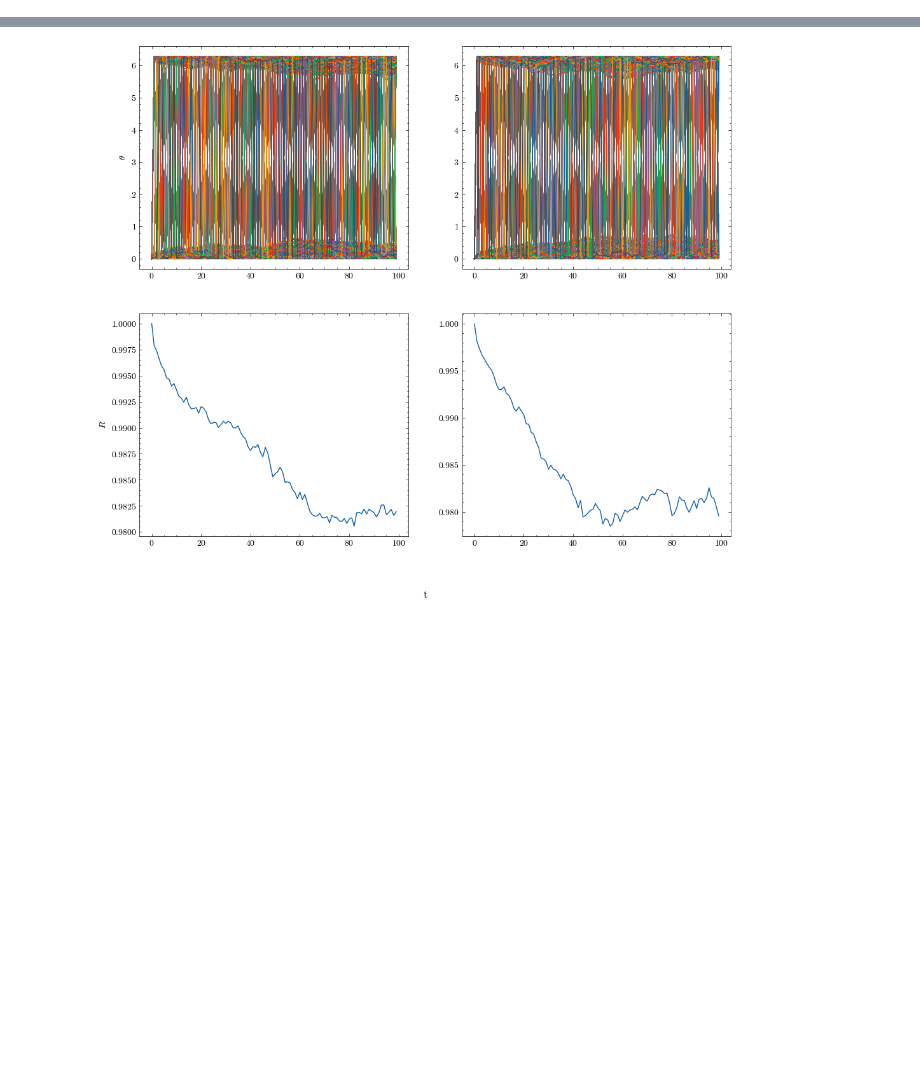
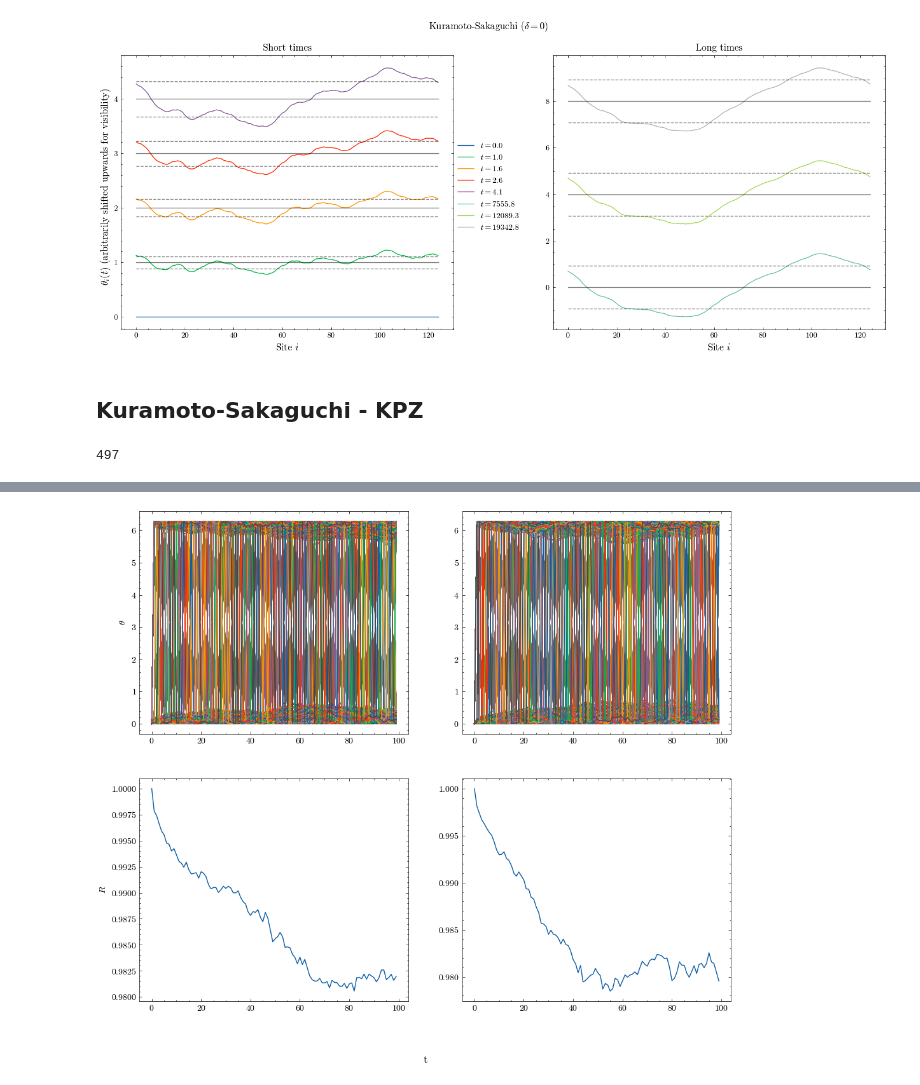
Before and after one commit to goznalo-git/RoughKuramoto, a Jupyter notebook: 1-Kuramoto-Sakaguchi.ipynb, the cells around one changed output, grey strips where cells are left out. Saved outputs shown, nothing was run; the diff lists cells and outputs as text; code cells hidden in the pictures; blank space fills up the shorter version.

Commit message:
Phase snapshots and variance saturation illustration

```diff
--- a/1-Kuramoto-Sakaguchi.ipynb
+++ b/1-Kuramoto-Sakaguchi.ipynb
@@ -194,0 +12,12 @@ plt.style.use(["science","no-latex"])
+# %%
+typenoise = "Columnar"
+L = 125
+K = 40
+
+deltaname = "0" # EW
+
+path = f"Output{typenoise}/Solutions_delta{deltaname}.pkl"
+
+df = pd.read_pickle(path)
+df = df[(df["L"]==L) & (df["K"]==K)]
+len(df)
@@ -194,0 +26,4 @@ plt.style.use(["science","no-latex"])
+# %%
+simulation = df.loc["L125_K40.0_seed27677133"]
+t = simulation["t"]
+phases = simulation["phases"]
@@ -194,0 +40,51 @@ plt.style.use(["science","no-latex"])
+# %%
+fig, ax = plt.subplots(1, 2, figsize=(14,6))
+fig.suptitle(r"Kuramoto-Sakaguchi ($\delta = 0$)")
+fig.supylabel(r"$\theta_i(t)$ (arbitrarily shifted upwards for visibility)")
+ax[0].set_xlabel(r"Site $i$", fontsize=12)
+ax[1].set_xlabel(r"Site $i$", fontsize=12)
+
+ax[0].set_title("Short times")
+for ti, displace in zip([0,1,2,3,4], [0,1,2,3,4]):
+    ax[0].plot(range(L), phases[ti,:] + displace - np.mean(phases[ti,:]), label=f"$t={np.round(t[ti],1)}$")
+    if ti != 0:
+        ax[0].plot(range(L), L * [displace], color="k", alpha=0.5)
+        ax[0].plot(range(L), L * [np.std(phases[ti,:]) + displace], color="k", linestyle="--", alpha=0.5)
+        ax[0].plot(range(L), L * [-np.std(phases[ti,:]) + displace], color="k", linestyle="--", alpha=0.5)
+
+ax[1].set_title("Long times")
+colors = plt.cm.Set2(np.linspace(0, 1, 3))  # different colors for subplot 2
+for (ti, displace), c in zip(zip([20,21,22], [0,4,8]), colors):
+    ax[1].plot(range(L), phases[ti,:] + displace - np.mean(phases[ti,:]), color=c, label=f"$t={np.round(t[ti],1)}$")
+    if ti != 0:
+        ax[1].plot(range(L), L * [displace], color="k", alpha=0.5)
+        ax[1].plot(range(L), L * [np.std(phases[ti,:]) + displace], color="k", linestyle="--", alpha=0.5)
+        ax[1].plot(range(L), L * [-np.std(phases[ti,:]) + displace], color="k", linestyle="--", alpha=0.5)
+
+# one legend on the right (gather handles from both subplots)
+h0, l0 = ax[0].get_legend_handles_labels()
+h1, l1 = ax[1].get_legend_handles_labels()
+fig.legend(h0 + h1, l0 + l1,
+           loc="center", bbox_to_anchor=(0.5, 0.5))  # centered between them
+
+plt.tight_layout(rect=[0, 0, 1, 1])
+plt.subplots_adjust(wspace=0.3)  # increase gap so the legend fits
+plt.show()
+# %% [output]
+[figure, added]
+# %% [markdown]
+## Kuramoto-Sakaguchi - KPZ
+# %%
+typenoise = "Columnar"
+L = 125
+K = 40
+
+deltaname = "atan5" # EW
+
+path = f"Output{typenoise}/Solutions_delta{deltaname}.pkl"
+
+df = pd.read_pickle(path)
+df = df[(df["L"]==L) & (df["K"]==K)]
+len(df)
+# %% [output]
+497
```
Also changed, not shown: parts of 23 cells of this notebook, 2 other files.
